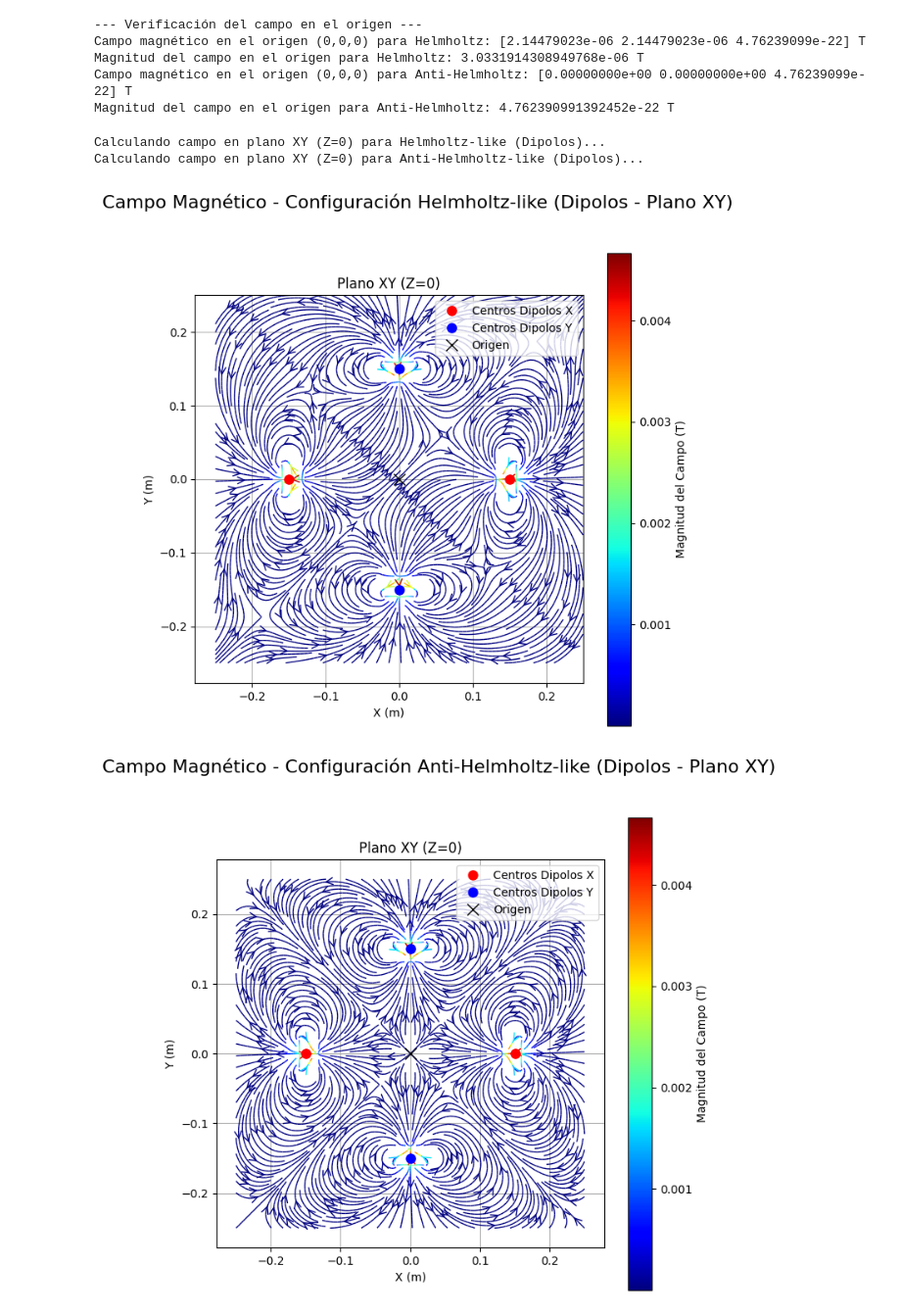
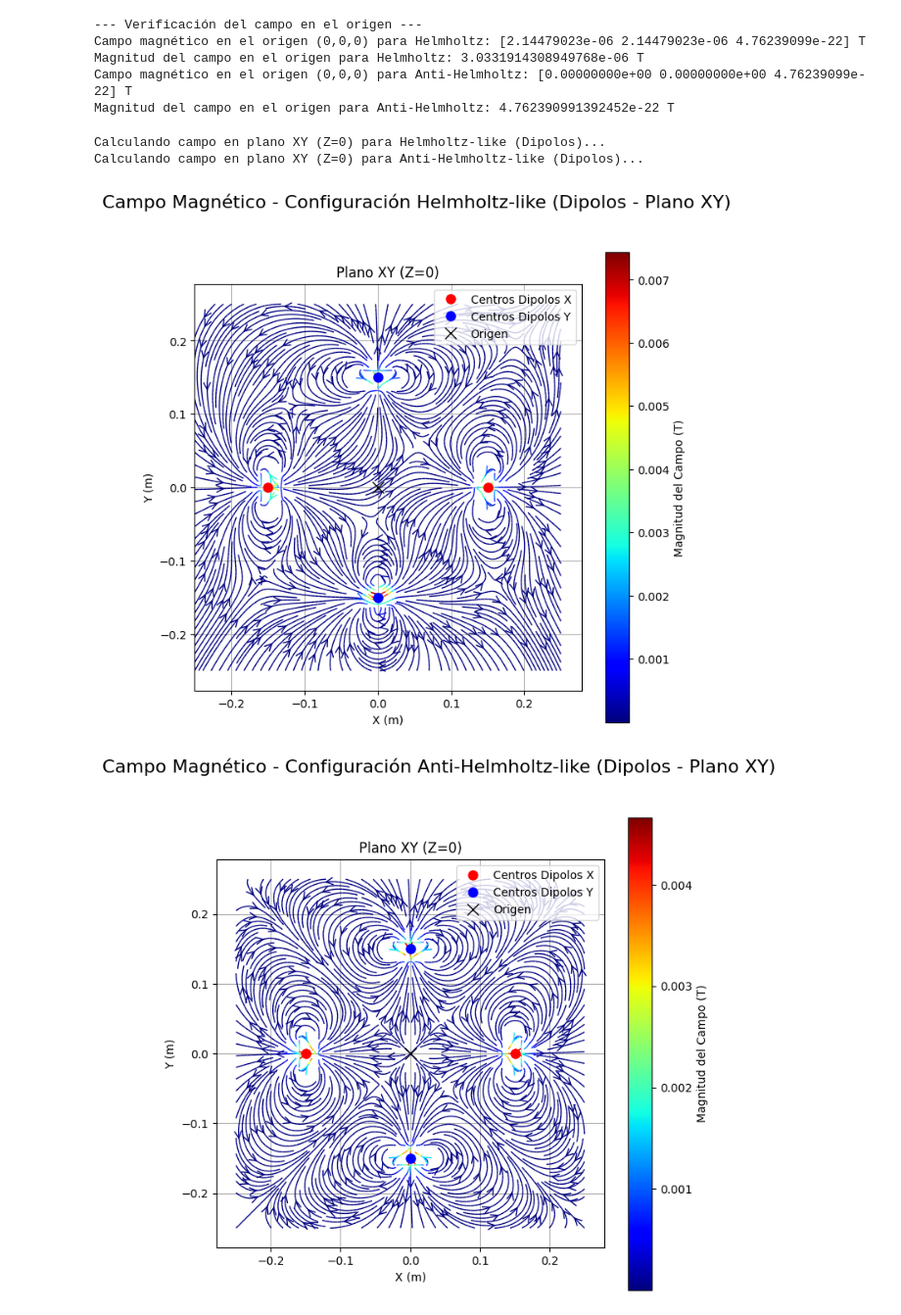
Before and after one commit to Julian-L-Avila/Quantenmechanik, a Jupyter notebook: Electron-Experiment/Sim/FIELDS/Campos_bobinas_diycuadripolos.ipynb, the cells around one changed output. Shown at 98% size. Cells and saved outputs as stored; diff of their text form; code cells hidden in the pictures.

```diff
--- a/Electron-Experiment/Sim/FIELDS/Campos_bobinas_diycuadripolos.ipynb
+++ b/Electron-Experiment/Sim/FIELDS/Campos_bobinas_diycuadripolos.ipynb
@@ -314,7 +314,7 @@ helmholtz_dipole1_pos = np.array([0.0, a, 0.0])
 helmholtz_dipole1_m_vec = np.array([0.0, 1.0, 0.0]) * m_magnitude # Momento en +Y
 
 helmholtz_dipole2_pos = np.array([0.0, -a, 0.0])
-helmholtz_dipole2_m_vec = np.array([0.0, 1.0, 0.0]) * m_magnitude # Momento en +Y (paralelo)
+helmholtz_dipole2_m_vec = np.array([1.0, 0.0, 0.0]) * m_magnitude # Momento en +Y (paralelo)
 
 helmholtz_dipole3_pos = np.array([a, 0.0, 0.0])
 helmholtz_dipole3_m_vec = np.array([1.0, 0.0, 0.0]) * m_magnitude # Momento en +X
@@ -435,33 +435,33 @@ magnitude_xyAH = np.sqrt(Bx_xyAH**2 + By_xyAH**2 + Bz_xyAH**2)
 strm_xyAH = ax_AH.streamplot(X_xyAH, Y_xyAH, Bx_xyAH, By_xyAH, color=magnitude_xyAH, cmap='jet', linewidth=1, density=rho_density, arrowstyle='->', arrowsize=1.5)
 ax_AH.set_title('Plano XY (Z=0)')
 ax_AH.set_xlabel('X (m)')
 ax_AH.set_ylabel('Y (m)')
 ax_AH.set_aspect('equal', adjustable='box')
 ax_AH.grid(True)
 # Los dipolos están en el eje X y Y. Marcamos sus centros.
 ax_AH.plot([a, -a], [0, 0], 'ro', markersize=8, label='Centros Dipolos X')
 ax_AH.plot([0, 0], [a, -a], 'bo', markersize=8, label='Centros Dipolos Y')
 ax_AH.plot(0, 0, 'kx', markersize=10, label='Origen')
 ax_AH.legend(loc='upper right')
 
 cbar_AH = plt.colorbar(cm.ScalarMappable(cmap='jet', norm=plt.Normalize(vmin=magnitude_xyAH.min(), vmax=magnitude_xyAH.max())), ax=ax_AH, label='Magnitud del Campo (T)')
 
 plt.tight_layout(rect=[0, 0.03, 1, 0.95]) # Ajustar el layout para dejar espacio para el título principal
 plt.savefig('antihelmholtz_dipoles_xy_field.png') # Guarda la imagen del campo Anti-Helmholtz-like
 plt.show()
 
 # --- Verificación del campo en el origen ---
 print("\n--- Verificación del campo en el origen ---")
 origin_field_H = calculate_total_B_dipoles(np.array([0.0, 0.0, 0.0]), helmholtz_dipoles)
 print(f"Campo magnético en el origen (0,0,0) para Helmholtz-like (Dipolos): {origin_field_H} T")
 print(f"Magnitud del campo en el origen para Helmholtz-like (Dipolos): {np.linalg.norm(origin_field_H)} T")
 
 origin_field_AH = calculate_total_B_dipoles(np.array([0.0, 0.0, 0.0]), antihelmholtz_dipoles)
 print(f"Campo magnético en el origen (0,0,0) para Anti-Helmholtz-like (Dipolos): {origin_field_AH} T")
 print(f"Magnitud del campo en el origen para Anti-Helmholtz-like (Dipolos): {np.linalg.norm(origin_field_AH)} T")
 # %% [output]
 Calculando campo en plano XY (Z=0) para Helmholtz-like (Dipolos)...
 Calculando campo en plano XY (Z=0) para Anti-Helmholtz-like (Dipolos)...
-[figure, old version]
+[figure, new version]
 [figure]
 --- Verificación del campo en el origen ---
```
Also changed, not shown: parts of 2 cells of this notebook, 4 other files.
